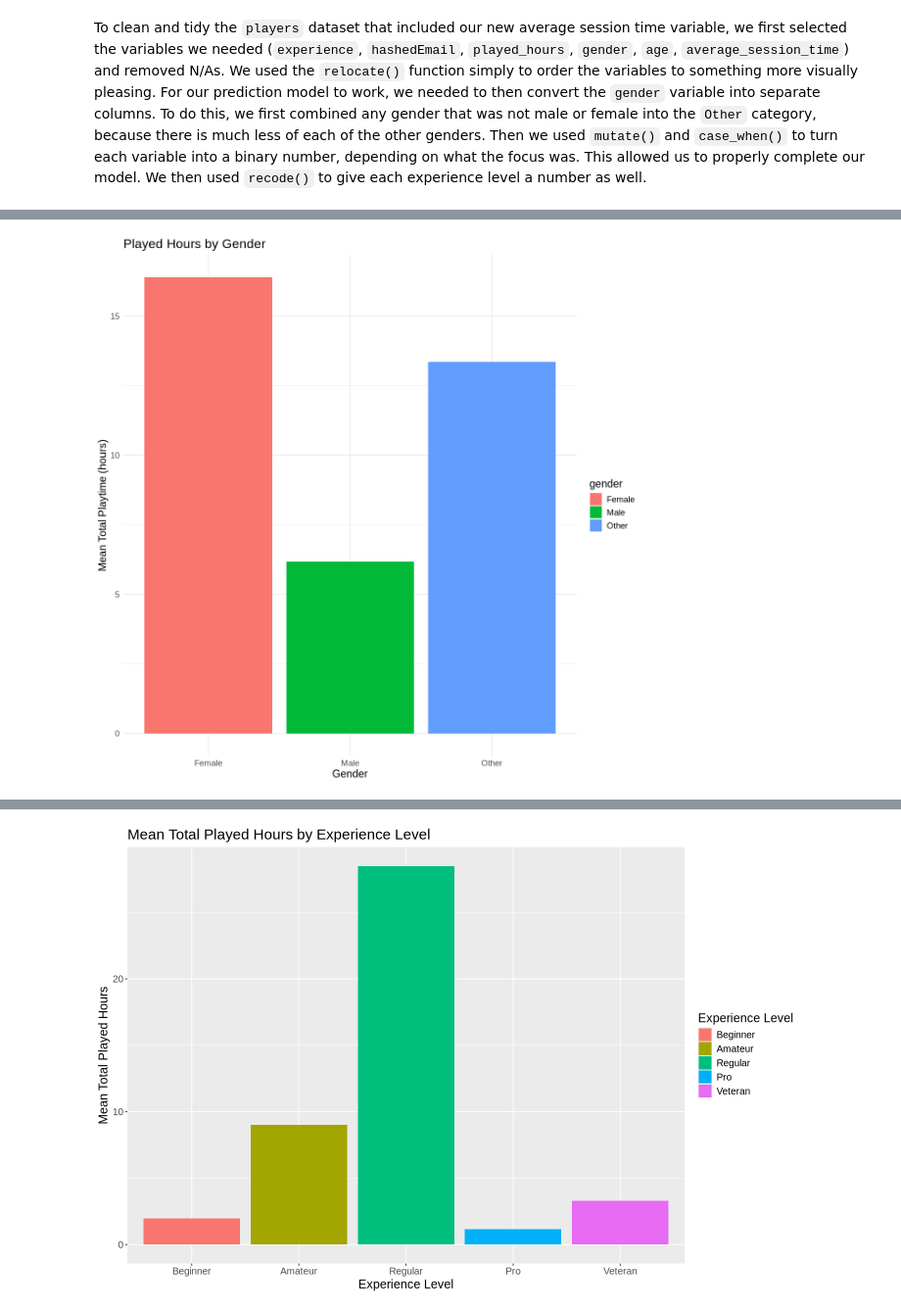
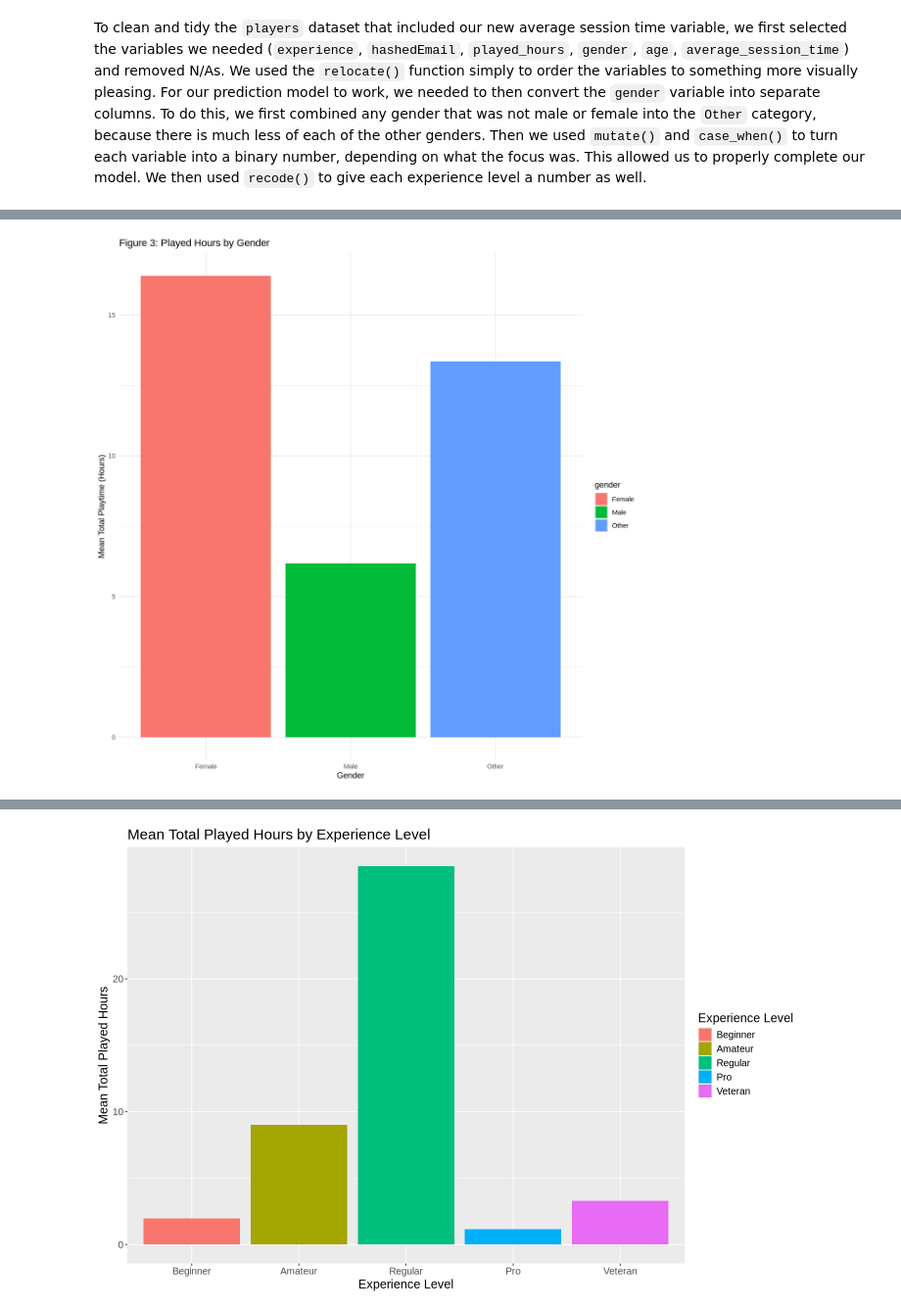
Before and after one commit to Michaele0128/Final_Project, a Jupyter notebook: Final Project.ipynb, the cells around one changed output, grey strips where cells are left out. Shown at 98% size. Drawn from its saved outputs; the diff is of its cells as text; code cells hidden in the pictures.

```diff
--- a/Final Project.ipynb
+++ b/Final Project.ipynb
@@ -228,15 +235,16 @@ ggplot(players_tidy, aes(x = average_session_time, y = played_hours)) +
 # %%
-#Graphing played hours across genders in tidy data
+# Graphing played hours across genders in tidy data
 gender_summary <- players_tidy |>
     group_by(gender) |>
     summarize(mean_hours = mean(played_hours, na.rm = TRUE))
 
-ggplot(gender_summary, aes(x = gender, y = mean_hours, fill = gender)) +
+gender_playtime_plot <- ggplot(gender_summary, aes(x = gender, y = mean_hours, fill = gender)) +
     geom_bar(stat = "identity") +
     xlab("Gender") +
-    ylab("Mean Total Playtime (hours)") +
-    ggtitle("Played Hours by Gender") +
-    theme_minimal() +
-    theme(text = element_text(size = 14))
+    ylab("Mean Total Playtime (Hours)") +
+    ggtitle("Figure 3: Played Hours by Gender") +
+    theme_minimal()
+
+gender_playtime_plot
 # %% [output]
-[figure, old version]
+[figure, new version]
```
Also changed, not shown: parts of 8 cells of this notebook.
